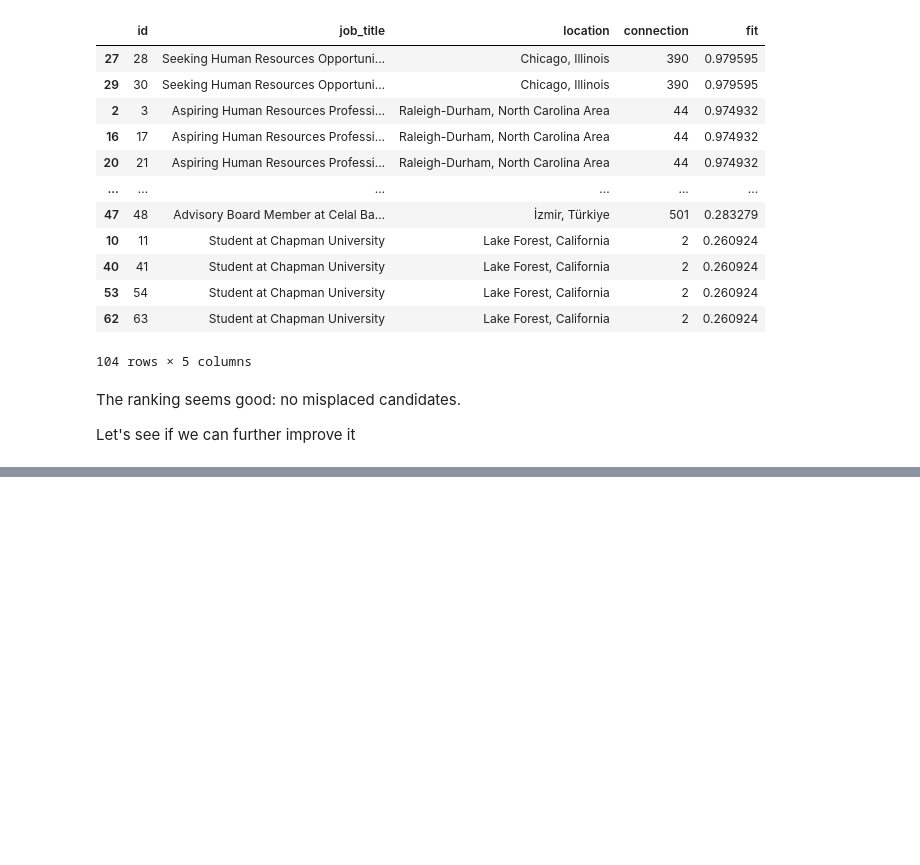
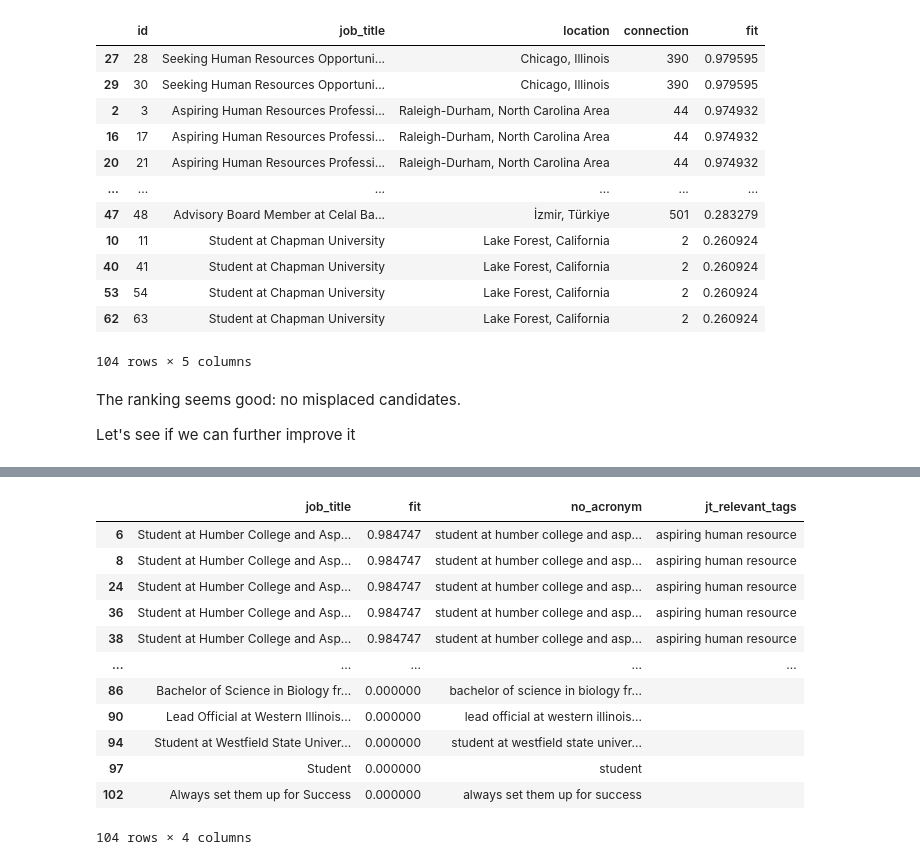
Before and after one commit to Ilvecho/Potential-Talent, a Jupyter notebook: P3_notebook.ipynb, the cells around one changed output, grey strips where cells are left out. Drawn from its saved outputs; the diff is of its cells as text; code cells hidden in the pictures; blank space fills up the shorter version.

```diff
--- a/P3_notebook.ipynb
+++ b/P3_notebook.ipynb
@@ -682,7 +682,8 @@ modified_jt = []
 for _, row in data.iterrows():
 
   # store the extracted string
-  temp_string = re.sub('[^a-zA-Z0-9 ]', '', row.job_title)
+  temp_string = re.sub('[^a-zA-Z0-9 ]', ' ', row.job_title)
+  temp_string = re.sub(' [ ]*', ' ', temp_string)
 
   for word in temp_string.split():
     # if a word is to remove, replace it with empty
@@ -703,8 +704,8 @@ texts = data['no_acronym']
 
 docs = list(nlp.pipe(texts))
 
-sk1 = nlp('aspiring human resources')
-sk2 = nlp('seeking human resources')
+sk1 = nlp('Aspiring human resources')
+sk2 = nlp('Seeking human resources')
 # %%
 results = raw_data.copy()
 results.fillna(0, inplace=True)
@@ -787,0 +745,52 @@ logging, text: logging, lemma: log, POS: VERB, tag: VBG
+# %%
+sk_tags = []
+
+for token in sk1:
+  sk_tags.append(token.tag_)
+
+for token in sk2:
+  if token.tag_ not in sk_tags:
+    sk_tags.append(token.tag_)
+
+jt_relevant_tags = []
+
+for doc in docs:
+  relevant_tags_string = ' '.join([token.lemma_ for token in doc if token.tag_ in sk_tags])
+  jt_relevant_tags.append(relevant_tags_string)
+
+data['jt_relevant_tags'] = jt_relevant_tags
+# %%
+texts = data['jt_relevant_tags']
+docs = list(nlp.pipe(texts))
+
+results = data.copy()
+results.fillna(0, inplace=True)
+
+scores_array = np.zeros((data.shape[0],), dtype=float)
+
+for idx, job_title in enumerate(docs):
+
+  score1 = sk1.similarity(job_title)
+  score2 = sk2.similarity(job_title)
+
+  score = max([score1, score2])
+
+  results.fit[idx] = score
+
+results.sort_values(by=['fit', 'id'], ascending=[False, True], inplace=True)
+# %%
+results.drop(['id', 'location', 'connection'], axis=1)
+# %% [output]
+|  | job_title | fit | no_acronym | jt_relevant_tags |
+| 6 | Student at Humber College and Asp... | 0.984747 | student at humber college and asp... | aspiring human resource |
+| 8 | Student at Humber College and Asp... | 0.984747 | student at humber college and asp... | aspiring human resource |
+| 24 | Student at Humber College and Asp... | 0.984747 | student at humber college and asp... | aspiring human resource |
+| 36 | Student at Humber College and Asp... | 0.984747 | student at humber college and asp... | aspiring human resource |
+| 38 | Student at Humber College and Asp... | 0.984747 | student at humber college and asp... | aspiring human resource |
+| ... | ... | ... | ... | ... |
+| 86 | Bachelor of Science in Biology fr... | 0.000000 | bachelor of science in biology fr... |  |
+| 90 | Lead Official at Western Illinois... | 0.000000 | lead official at western illinois... |  |
+| 94 | Student at Westfield State Univer... | 0.000000 | student at westfield state univer... |  |
+| 97 | Student | 0.000000 | student |  |
+| 102 | Always set them up for Success | 0.000000 | always set them up for success |  |
+104 rows × 4 columns
```
Also changed, not shown: parts of 6 cells of this notebook.
